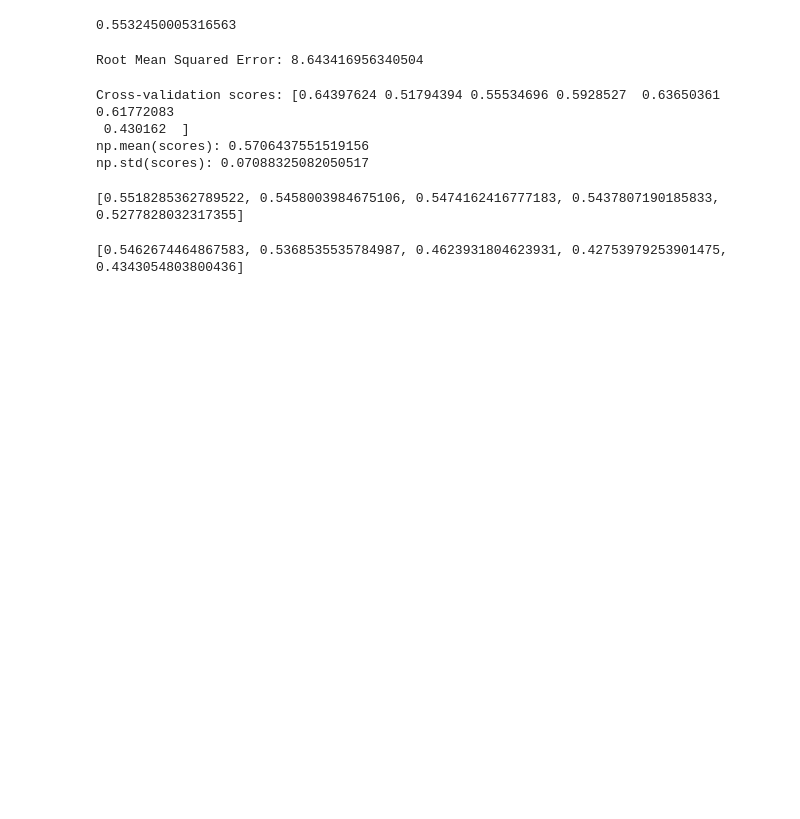
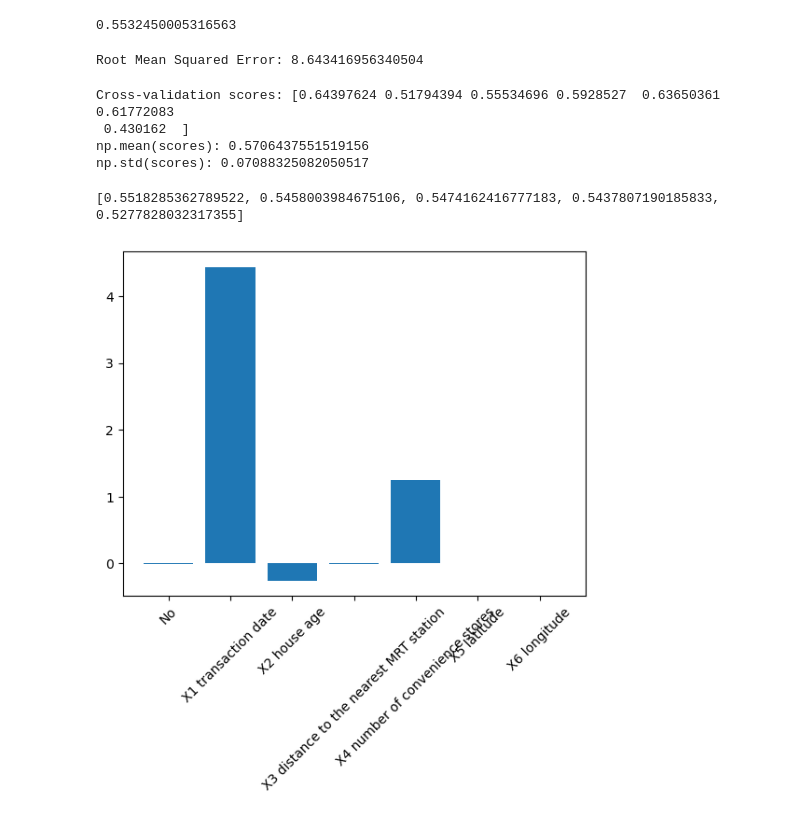
Before and after one commit to Amir-Baddour/real-estate-price-prediction, a Jupyter notebook: house.ipynb, the cells around one changed output. Drawn from its saved outputs; the diff is of its cells as text; code cells hidden in the pictures; blank space fills up the shorter version.

```diff
--- a/house.ipynb
+++ b/house.ipynb
@@ -93,7 +93,12 @@ print(scores)
 # %%
 from sklearn.linear_model import Lasso
 X = df.drop("Y house price of unit area", axis=1).values
 y = df["Y house price of unit area"].values
 name=df.drop("Y house price of unit area", axis=1).columns
+lasso=Lasso(alpha= 0.1)
+lasso_coef=lasso.fit(X,y).coef_
+plt.bar(name, lasso_coef)
+plt.xticks(rotation = 45)
+plt.show()
 # %% [output]
-[0.5462674464867583, 0.5368535535784987, 0.4623931804623931, 0.42753979253901475, 0.4343054803800436]
+[figure, added]
```
